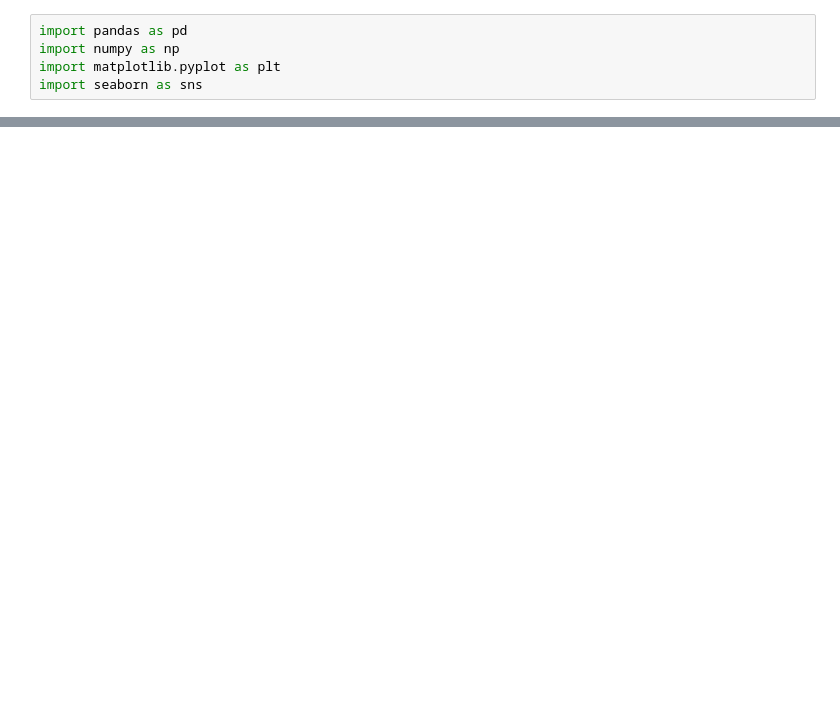
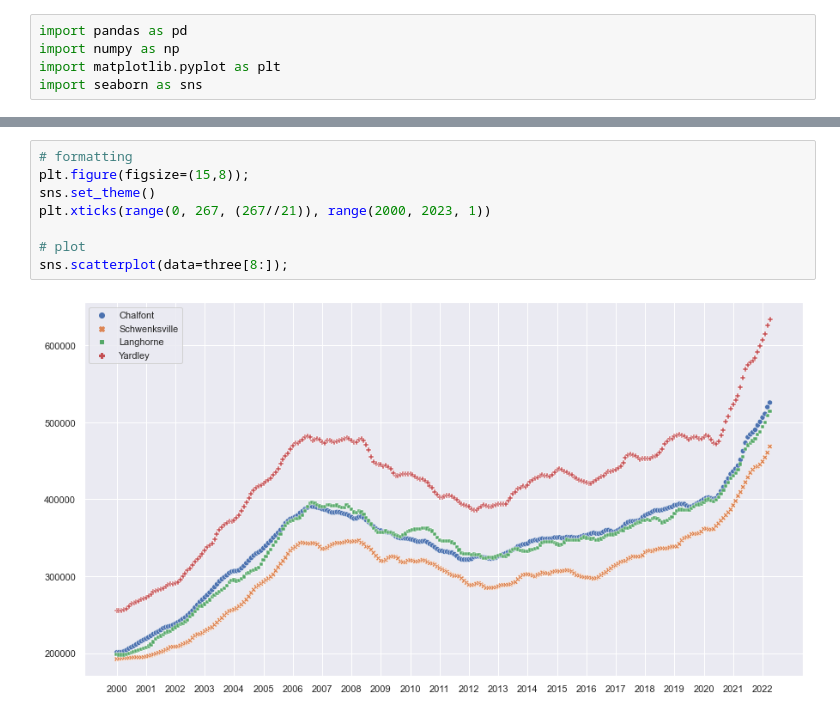
Before and after one commit to sayerjk/realestate-calc, a Jupyter notebook: DS_520_RealEstateCalculator_sjk_v01.ipynb, the cells around one changed output, grey strips where cells are left out. Drawn from its saved outputs; the diff is of its cells as text; blank space fills up the shorter version.

```diff
--- a/DS_520_RealEstateCalculator_sjk_v01.ipynb
+++ b/DS_520_RealEstateCalculator_sjk_v01.ipynb
@@ -90,0 +130,10 @@ KeyError: 'Yucaipa'
+# %%
+# formatting
+plt.figure(figsize=(15,8));
+sns.set_theme()
+plt.xticks(range(0, 267, (267//21)), range(2000, 2023, 1))
+
+# plot
+sns.scatterplot(data=three[8:]);
+# %% [output]
+[figure, added]
```
Also changed, not shown: parts of 19 cells of this notebook, 1 other file.
